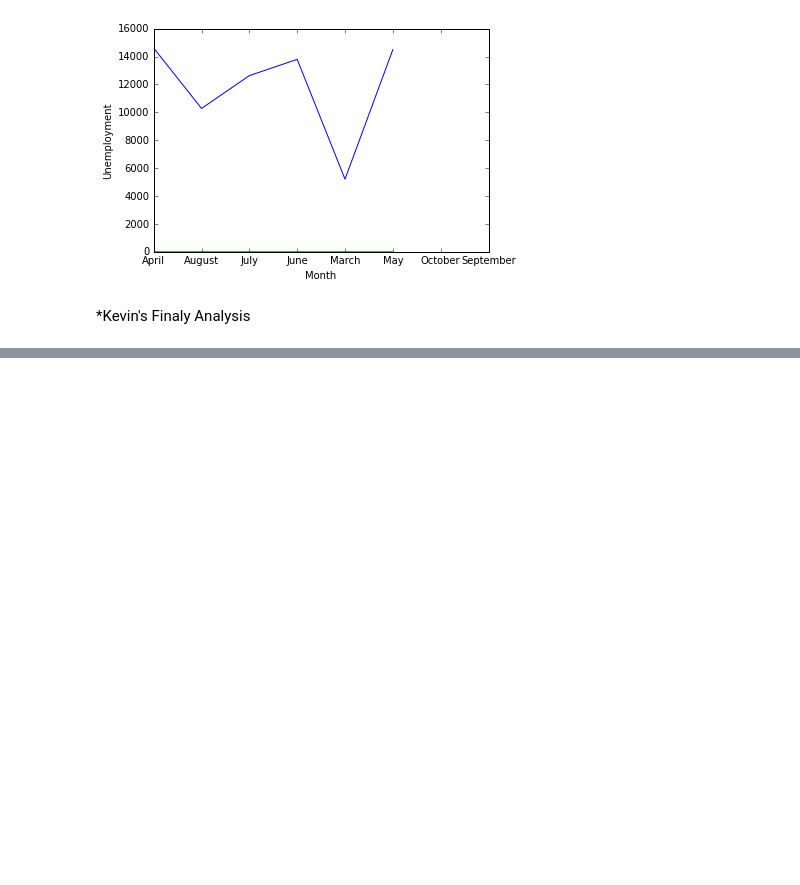
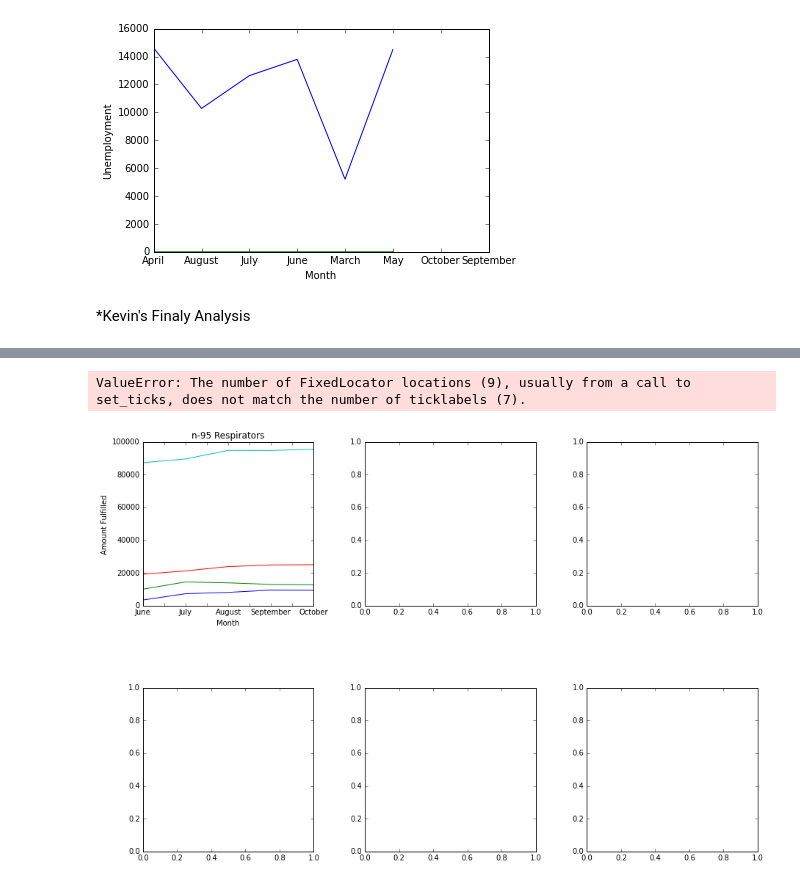
Before and after one commit to alexcorona-25/UCI-Project-1-Group-10, a Jupyter notebook: Analysis/Final Analysis group 10.ipynb, the cells around one changed output, grey strips where cells are left out. Drawn from its saved outputs; the diff is of its cells as text; code cells hidden in the pictures; blank space fills up the shorter version.

```diff
--- a/Analysis/Final Analysis group 10.ipynb
+++ b/Analysis/Final Analysis group 10.ipynb
@@ -553,0 +600,4 @@ sns.lineplot(employment_over_time.index, employment_over_time['Unemployment_Rate
+# %%
+# Merge both df by county and month
+ppe_summary = pd.merge(ppe_clean, county_clean, on = ['County', 'Month'], how = 'outer')
+ppe_summary.head()
@@ -553,0 +611,4 @@ sns.lineplot(employment_over_time.index, employment_over_time['Unemployment_Rate
+# %%
+# Drop rows with null values
+ppe_summary = ppe_summary.dropna()
+ppe_summary.head()
@@ -553,0 +631,9 @@ sns.lineplot(employment_over_time.index, employment_over_time['Unemployment_Rate
+# %%
+# Separate dataframe by product for analysis and graphing later
+
+n95 = ppe_summary.loc[ppe_summary['Product'] == 'N-95 Respirators']
+surgMasks = ppe_summary.loc[ppe_summary['Product'] == 'Surgical Masks']
+examGloves = ppe_summary.loc[ppe_summary['Product'] == 'Examination Gloves']
+handSani = ppe_summary.loc[ppe_summary['Product'] == 'Hand Sanitizers']
+clothMasks = ppe_summary.loc[ppe_summary['Product'] == 'Cloth Masks']
+testKits = ppe_summary.loc[ppe_summary['Product'] == 'Viral Testing Media']
@@ -553,0 +700,41 @@ sns.lineplot(employment_over_time.index, employment_over_time['Unemployment_Rate
+# %%
+# Graph all the quartile dataframes together into one plot via subplot
+fig, axes = plt.subplots(2, 3, figsize = (15,10))
+plt.subplots_adjust(wspace = 0.3, hspace = 0.5)
+
+n95_quartile.groupby('Population Quartiles')['Amount Fulfilled'].plot(ax = axes[0,0])
+axes[0,0].set_title('n-95 Respirators')
+axes[0,0].set_ylabel('Amount Fulfilled')
+axes[0,0].set_xticklabels(['0', 'June','July','August','September','October','o'])
+axes[0,0].legend(loc = 'best')
+
+surgMasks_quartile.groupby('Population Quartiles')['Amount Fulfilled'].plot(ax = axes[0,1])
+axes[0,1].set_title('Surgical Masks')
+axes[0,1].set_ylabel('Amount Fulfilled')
+axes[0,1].set_xticklabels(['0', 'June','July','August','September','October','o'])
+
+examGloves_quartile.groupby('Population Quartiles')['Amount Fulfilled'].plot(ax = axes[0,2])
+axes[0,2].set_title('Examination Gloves')
+axes[0,2].set_ylabel('Amount Fulfilled')
+axes[0,2].set_xticklabels(['0', 'June','July','August','September','October','o'])
+
+handSani_quartile.groupby('Population Quartiles')['Amount Fulfilled'].plot(ax = axes[1,0])
+axes[1,0].set_title('Hand Sanitizer')
+axes[1,0].set_ylabel('Amount Fulfilled')
+axes[1,0].set_xticklabels(['0', 'June','July','August','September','October','o'])
+
+clothMasks_quartile.groupby('Population Quartiles')['Amount Fulfilled'].plot(ax = axes[1,1])
+axes[1,1].set_title('Cloth Masks')
+axes[1,1].set_ylabel('Amount Fulfilled')
+axes[1,1].set_xticklabels(['0', 'June','July','August','September','October','o'])
+
+testKits_quartile.groupby('Population Quartiles')['Amount Fulfilled'].plot(ax = axes[1,2])
+axes[1,2].set_title('Testing Kits')
+axes[1,2].set_ylabel('Amount Fulfilled')
+axes[1,2].set_xticklabels(['0', 'June','July','August','September','October','o'])
+
+# Save the resultant graph
+plt.savefig('../PNG/PPE_Supply.png')
+# %% [output]
+ValueError: The number of FixedLocator locations (9), usually from a call to set_ticks, does not match the number of ticklabels (7).
+[figure, added]
```
Also changed, not shown: parts of 15 cells of this notebook, 4 other files.
